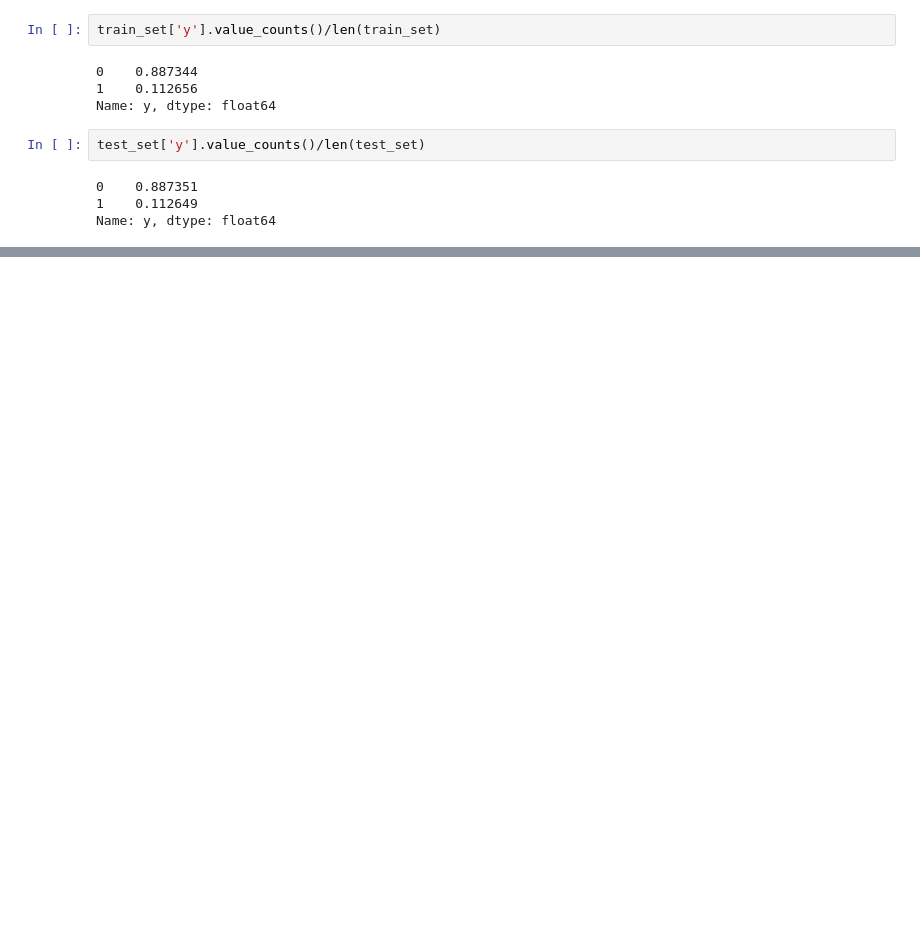
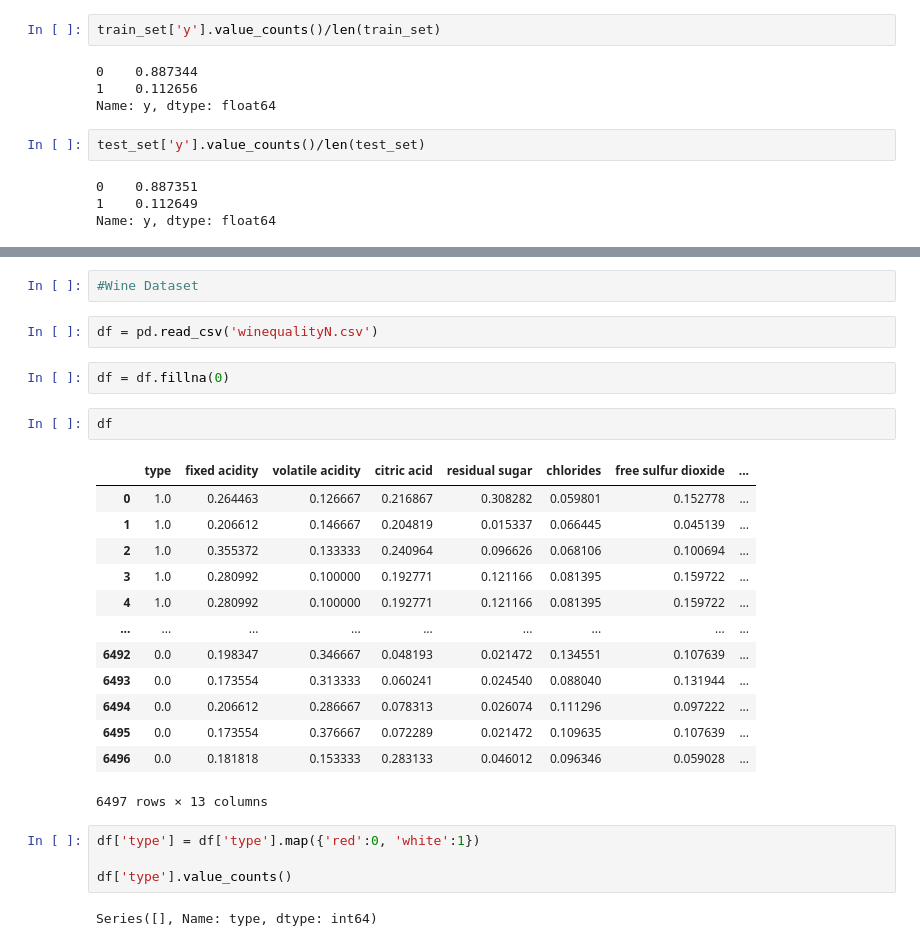
Before and after one commit to heetikagada/AutoML-Analysis, a Jupyter notebook: main2.ipynb, the cells around one changed output, grey strips where cells are left out. Saved outputs shown, nothing was run; the diff lists cells and outputs as text; blank space fills up the shorter version.

```diff
--- a/main2.ipynb
+++ b/main2.ipynb
@@ -387,0 +704,28 @@ Final ROC AUC score on testing data: 0.7449
+# %%
+#Wine Dataset
+# %%
+df = pd.read_csv('winequalityN.csv')
+# %%
+df = df.fillna(0)
+# %%
+df
+# %% [output]
+|  | type | fixed acidity | volatile acidity | citric acid | residual sugar | chlorides | free sulfur dioxide | ... |
+| 0 | 1.0 | 0.264463 | 0.126667 | 0.216867 | 0.308282 | 0.059801 | 0.152778 | ... |
+| 1 | 1.0 | 0.206612 | 0.146667 | 0.204819 | 0.015337 | 0.066445 | 0.045139 | ... |
+| 2 | 1.0 | 0.355372 | 0.133333 | 0.240964 | 0.096626 | 0.068106 | 0.100694 | ... |
+| 3 | 1.0 | 0.280992 | 0.100000 | 0.192771 | 0.121166 | 0.081395 | 0.159722 | ... |
+| 4 | 1.0 | 0.280992 | 0.100000 | 0.192771 | 0.121166 | 0.081395 | 0.159722 | ... |
+| ... | ... | ... | ... | ... | ... | ... | ... | ... |
+| 6492 | 0.0 | 0.198347 | 0.346667 | 0.048193 | 0.021472 | 0.134551 | 0.107639 | ... |
+| 6493 | 0.0 | 0.173554 | 0.313333 | 0.060241 | 0.024540 | 0.088040 | 0.131944 | ... |
+| 6494 | 0.0 | 0.206612 | 0.286667 | 0.078313 | 0.026074 | 0.111296 | 0.097222 | ... |
+| 6495 | 0.0 | 0.173554 | 0.376667 | 0.072289 | 0.021472 | 0.109635 | 0.107639 | ... |
+| 6496 | 0.0 | 0.181818 | 0.153333 | 0.283133 | 0.046012 | 0.096346 | 0.059028 | ... |
+6497 rows × 13 columns
+# %%
+df['type'] = df['type'].map({'red':0, 'white':1})
+
+df['type'].value_counts()
+# %% [output]
+Series([], Name: type, dtype: int64)
```
Also changed, not shown: parts of 66 cells of this notebook.
